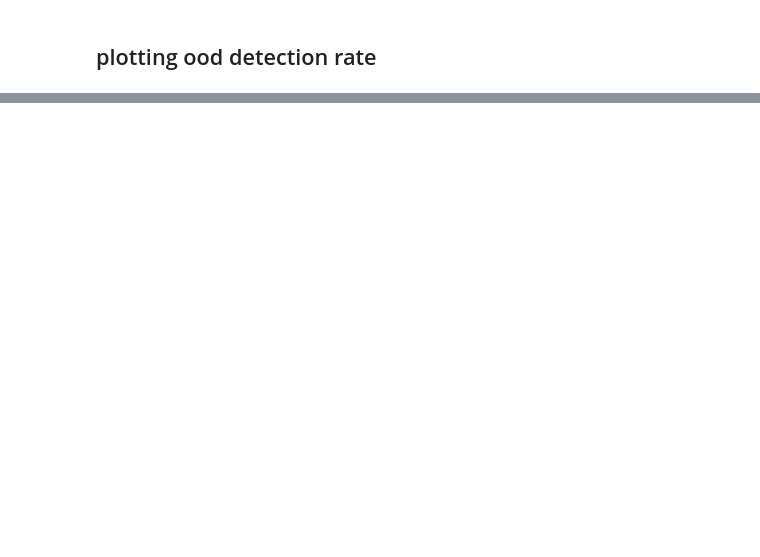
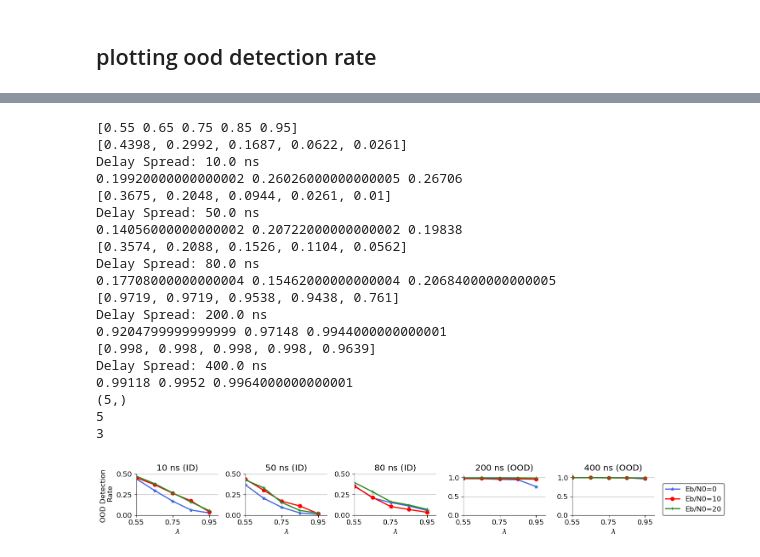
Before and after one commit to nasimsoltani/VERITAS, a Jupyter notebook: Monitor/OOD_detection_and_plot_Delay_Spread.ipynb, the cells around one changed output, grey strips where cells are left out. Drawn from its saved outputs; the diff is of its cells as text; code cells hidden in the pictures; blank space fills up the shorter version.

```diff
--- a/Monitor/OOD_detection_and_plot_Delay_Spread.ipynb
+++ b/Monitor/OOD_detection_and_plot_Delay_Spread.ipynb
@@ -302,0 +665,80 @@ plt.savefig('foo.pdf', bbox_inches='tight')
+# %%
+# plotting ood detection rate
+
+x = np.array(lambda_vals)
+
+print(x)
+y = []
+
+speed_range = [10.0, 50.0, 80.0, 200.0, 400.0] # test delay range
+for speed in speed_range:
+    a = ood_dict[speed][0]
+    b = ood_dict[speed][10]
+    c = ood_dict[speed][20]
+
+    print(a)
+
+    y.append([a,b,c])
+    print('Delay Spread: ' +str(speed)+ ' ns')
+    print(sum(a)/len(a),sum(b)/len(b),sum(c)/len(c))
+
+color_list = ['royalblue','red','ForestGreen','orange','black','violet', 'cyan','gray','yellow','salmon','pink']
+legends = ['Eb/N0=0','Eb/N0=10','Eb/N0=20']
+markers = ['*','o','+','x']
+titles = ['10 ns (ID)','50 ns (ID)','80 ns (ID)','200 ns (OOD)','400 ns (OOD)']
+y_limits = [[0,0.5],[0,0.5],[0,0.5],[0,1.1],[0,1.1]]
+y_tick_list = [[0,0.25,0.5],[0,0.25,0.5],[0,0.25,0.5],[0,0.5,1],[0,0.5,1]]
+
+
+plt.rcParams['axes.titley'] = 1    # y is in axes-relative coordinates.
+matplotlib.rcParams.update({'font.size': 12})
+fig, axes = subplots(figsize=(15,2), nrows=1, ncols=len(y))
+
+print(axes.shape)
+print(len(y))
+print(len(y[0]))
+
+for i in range(len(y)):
+    this_y = y[i]
+    ax = axes[i]
+    ax.spines[['right', 'top']].set_visible(False)
+    for j in range(len(this_y)):
+        this_line = this_y[j]
+        ax.plot(x, this_line, linewidth=2, color=color_list[j], label=legends[j], marker=markers[j])
+    ax.set_ylim(y_limits[i])
+    ax.set_xlim([x[0],1.0])
+    ax.set_xticks([x[0],0.75,x[-1]])
+    ax.set_yticks(y_tick_list[i])
+    ax.set_xlabel('$\lambda$')
+    ax.set_title(titles[i])
+    ax.yaxis.grid()
+    # put y lable just for fist plot
+    if i == 0:
+        ax.set_ylabel('OOD Detection \n Rate')
+    # put legend just for last subplot
+    if i == len(y)-1:
+        ax.legend(loc='lower left',bbox_to_anchor=(1.1, 0), ncol=1, borderaxespad=0, edgecolor='black')
+
+fig.tight_layout(pad=1.0)
+plt.savefig('foo.pdf', bbox_inches='tight')
+# %% [output]
+[0.55 0.65 0.75 0.85 0.95]
+[0.4398, 0.2992, 0.1687, 0.0622, 0.0261]
+Delay Spread: 10.0 ns
+0.19920000000000002 0.26026000000000005 0.26706
+[0.3675, 0.2048, 0.0944, 0.0261, 0.01]
+Delay Spread: 50.0 ns
+0.14056000000000002 0.20722000000000002 0.19838
+[0.3574, 0.2088, 0.1526, 0.1104, 0.0562]
+Delay Spread: 80.0 ns
+0.17708000000000004 0.15462000000000004 0.20684000000000005
+[0.9719, 0.9719, 0.9538, 0.9438, 0.761]
+Delay Spread: 200.0 ns
+0.9204799999999999 0.97148 0.9944000000000001
+[0.998, 0.998, 0.998, 0.998, 0.9639]
+Delay Spread: 400.0 ns
+0.99118 0.9952 0.9964000000000001
+(5,)
+5
+3
+[figure, added]
```
Also changed, not shown: parts of 9 cells of this notebook.
